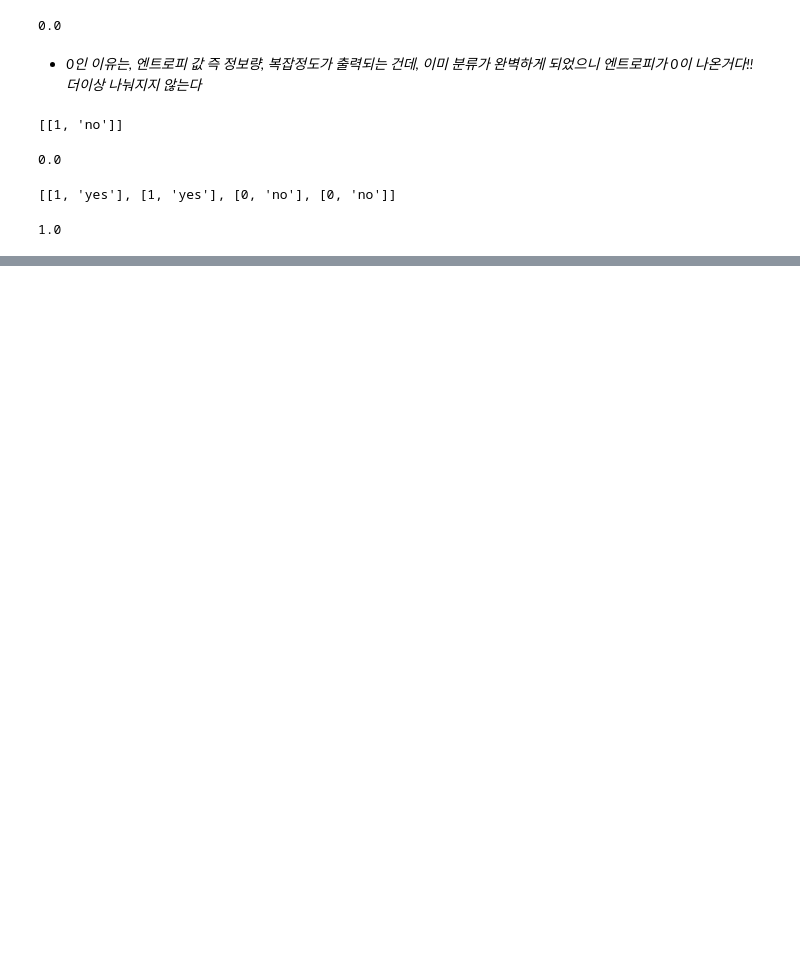
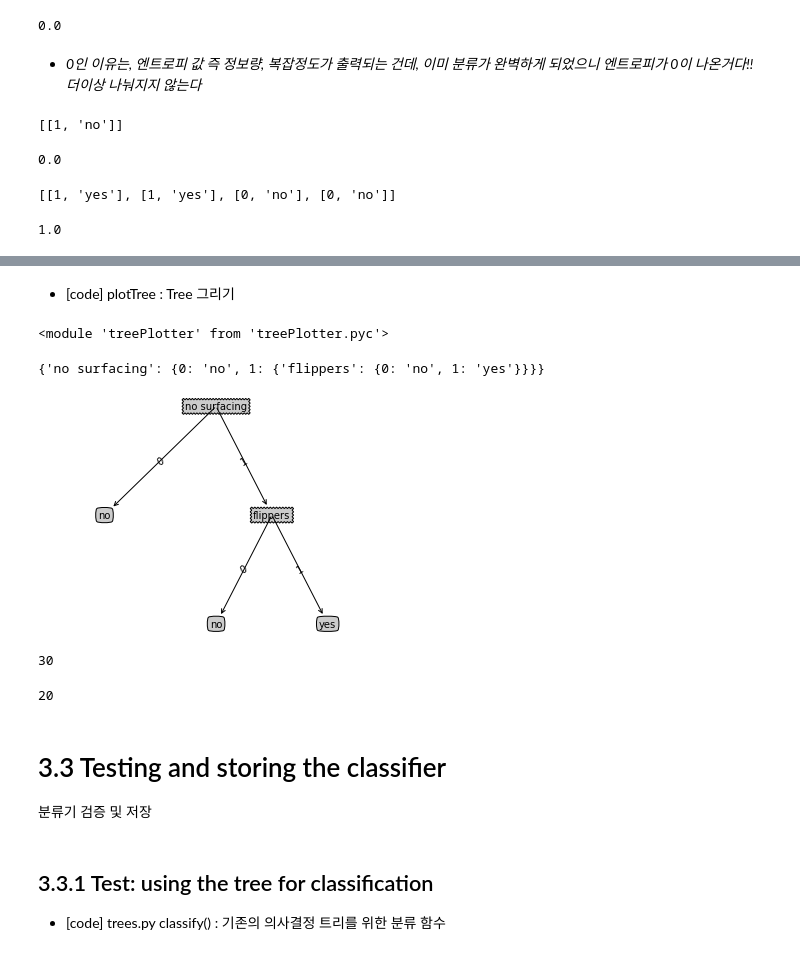
Before and after one commit to The-G/Machine_Learning_python, a Jupyter notebook: Machine_Learning_in_Action_py2/Ch03/Ch03.Decision_Trees.ipynb, the cells around one changed output, grey strips where cells are left out. Cells and saved outputs as stored; diff of their text form; code cells hidden in the pictures; blank space fills up the shorter version.

```diff
--- a/Machine_Learning_in_Action_py2/Ch03/Ch03.Decision_Trees.ipynb
+++ b/Machine_Learning_in_Action_py2/Ch03/Ch03.Decision_Trees.ipynb
@@ -478,0 +713,2 @@ trees.calcShannonEnt(feat11)
+# %% [markdown]
+* [code] plotTree : Tree 그리기
@@ -478,0 +720,24 @@ trees.calcShannonEnt(feat11)
+# %%
+decisionNode = dict(boxstyle="sawtooth", fc="0.8")
+leafNode = dict(boxstyle="round4", fc="0.8")
+arrow_args = dict(arrowstyle="<-")
+
+def createPlot(inTree):
+    fig = plt.figure(1, facecolor='white')
+    fig.clf()
+
+    axprops = dict(xticks=[], yticks=[])
+        # **axprops xticks=[], yticks=[] 형태로 넘어감
+    # createPlot.ax1
+    createPlot.ax1 = plt.subplot(111, frameon=False, **axprops)    #no ticks
+    #createPlot.ax1 = plt.subplot(111, frameon=False) #ticks for demo puropses
+    # axprops : 이런변수는 private 한 변수
+    # createPlot.ax1 : 이렇게 선언하면 public 한 변수가됨 (권장하지 않음..)
+
+    plotTree.totalW = float(tplt.getNumLeafs(inTree))
+    plotTree.totalD = float(tplt.getTreeDepth(inTree))
+
+    # -0.5 : 구해진 좌표에서 -0.5를 해서 가운데로 보냄
+    plotTree.xOff = -0.5/plotTree.totalW; plotTree.yOff = 1.0; # 제일 위에
+    plotTree(inTree, (0.5,1.0), '')
+    plt.show()
@@ -478,0 +771,10 @@ trees.calcShannonEnt(feat11)
+# %%
+reload(tplt)
+myDat, features = trees.createDataSet()
+myTree = trees.createTree(myDat, features)
+myTree
+createPlot(myTree)
+# %% [output]
+<module 'treePlotter' from 'treePlotter.pyc'>
+{'no surfacing': {0: 'no', 1: {'flippers': {0: 'no', 1: 'yes'}}}}
+[figure, added]
@@ -478,0 +786,16 @@ trees.calcShannonEnt(feat11)
+# %%
+func1()
+func1.y
+# %% [output]
+30
+20
+# %% [markdown]
+# 3.3 Testing and storing the classifier
+
+분류기 검증 및 저장
+# %% [markdown]
+## 3.3.1 Test: using the tree for classification
+
+
+
+* [code] trees.py classify() : 기존의 의사결정 트리를 위한 분류 함수
```
Also changed, not shown: parts of 92 cells of this notebook, 3 other files.
